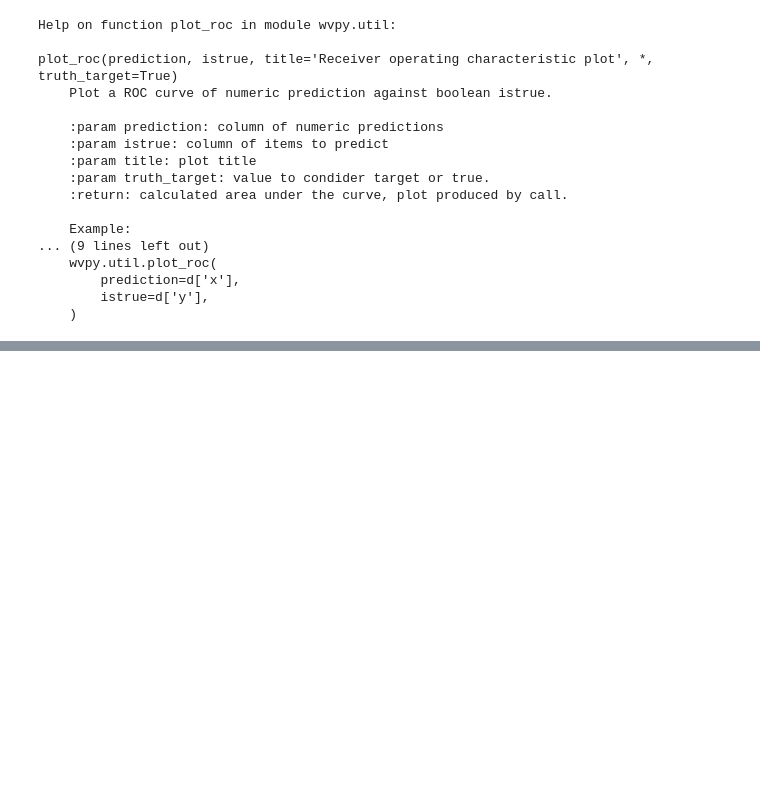
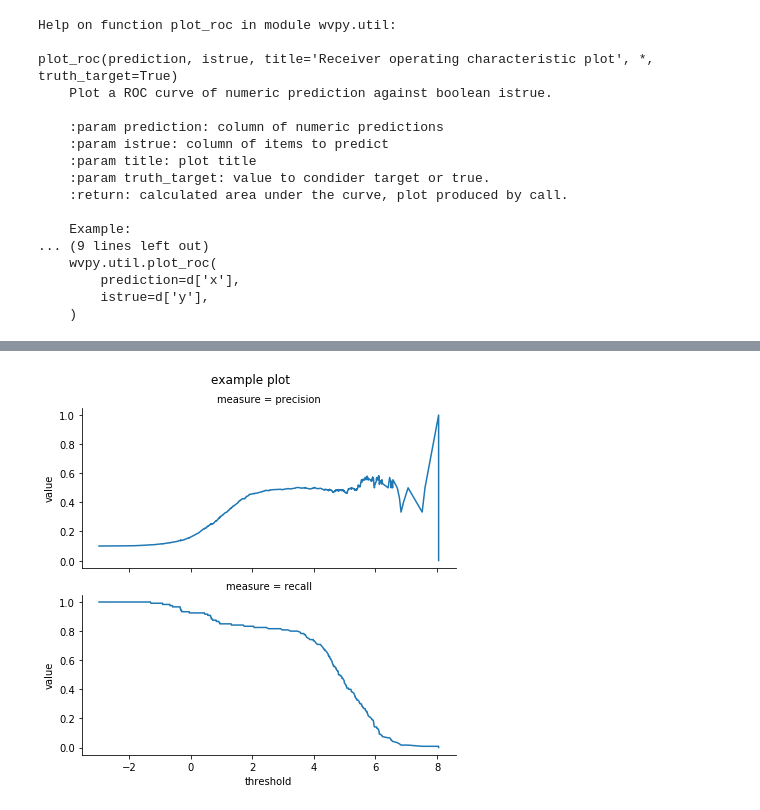
Before and after one commit to WinVector/wvpy, a Jupyter notebook: README.ipynb, the cells around one changed output, grey strips where cells are left out. Cells and saved outputs as stored; diff of their text form; code cells hidden in the pictures; blank space fills up the shorter version.

```diff
--- a/README.ipynb
+++ b/README.ipynb
@@ -83,0 +94,11 @@ wvpy.util.threshold_plot(
+# %%
+
+wvpy.util.threshold_plot(
+        d,
+        pred_var='x',
+        truth_var='y',
+        plotvars=("precision", "recall"),
+        title = "example plot"
+    )
+# %% [output]
+[figure, added]
```
Also changed, not shown: parts of 8 cells of this notebook, 9 other files.
